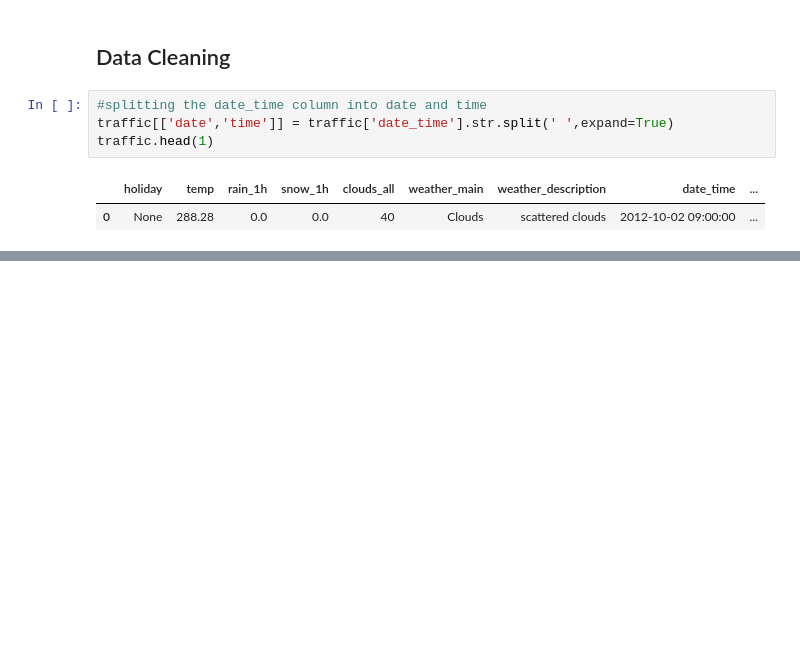
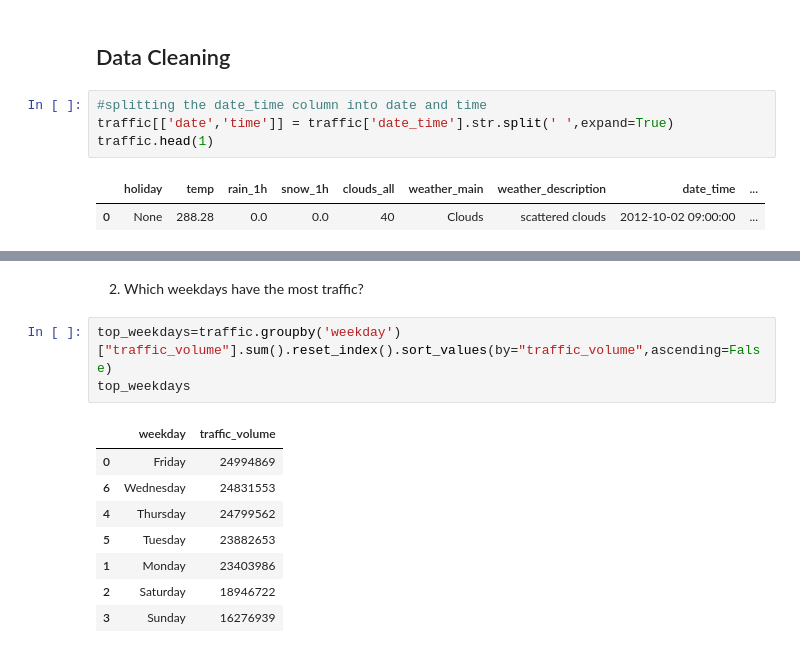
Before and after one commit to ikoghoemmanuell/Finding-Heavy-Traffic-Indicators-on-I-94, a Jupyter notebook: Analysis.ipynb, the cells around one changed output, grey strips where cells are left out. Saved outputs shown, nothing was run; the diff lists cells and outputs as text; blank space fills up the shorter version.

```diff
--- a/Analysis.ipynb
+++ b/Analysis.ipynb
@@ -188,0 +218,14 @@ traffic
+# %% [markdown]
+2. Which weekdays have the most traffic?
+# %%
+top_weekdays=traffic.groupby('weekday')["traffic_volume"].sum().reset_index().sort_values(by="traffic_volume",ascending=False)
+top_weekdays
+# %% [output]
+|  | weekday | traffic_volume |
+| 0 | Friday | 24994869 |
+| 6 | Wednesday | 24831553 |
+| 4 | Thursday | 24799562 |
+| 5 | Tuesday | 23882653 |
+| 1 | Monday | 23403986 |
+| 2 | Saturday | 18946722 |
+| 3 | Sunday | 16276939 |
```
Also changed, not shown: parts of 15 cells of this notebook.
